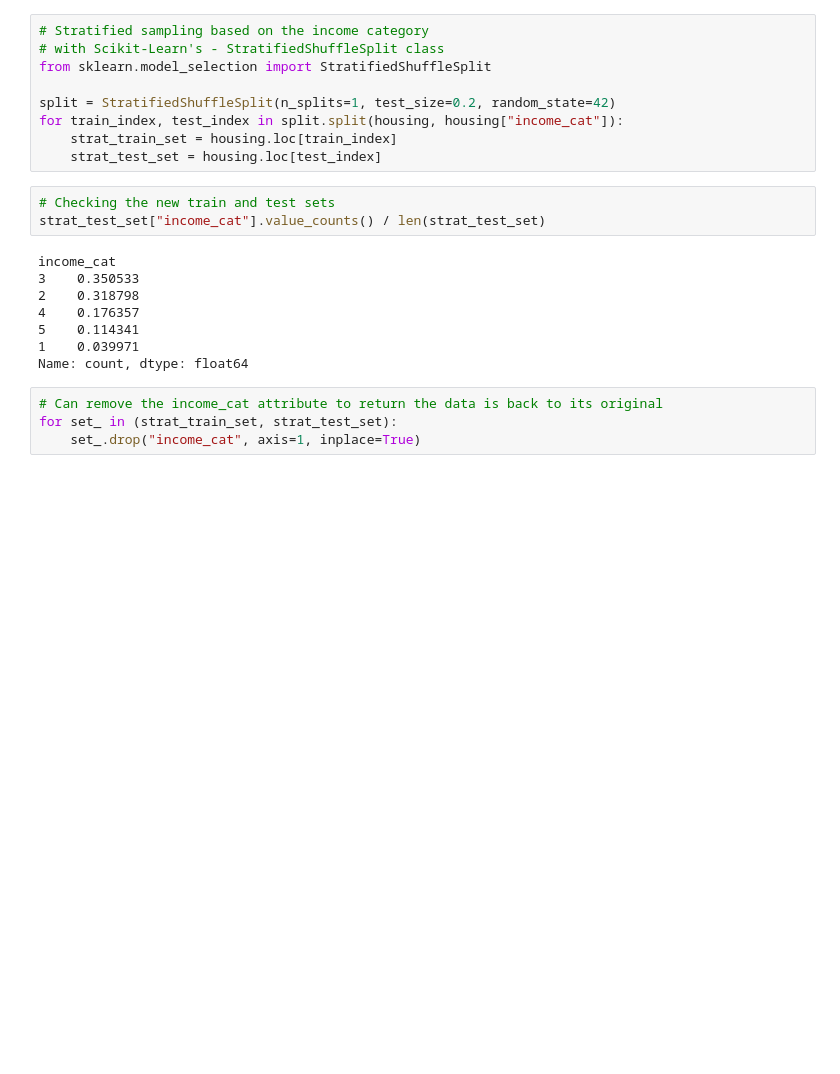
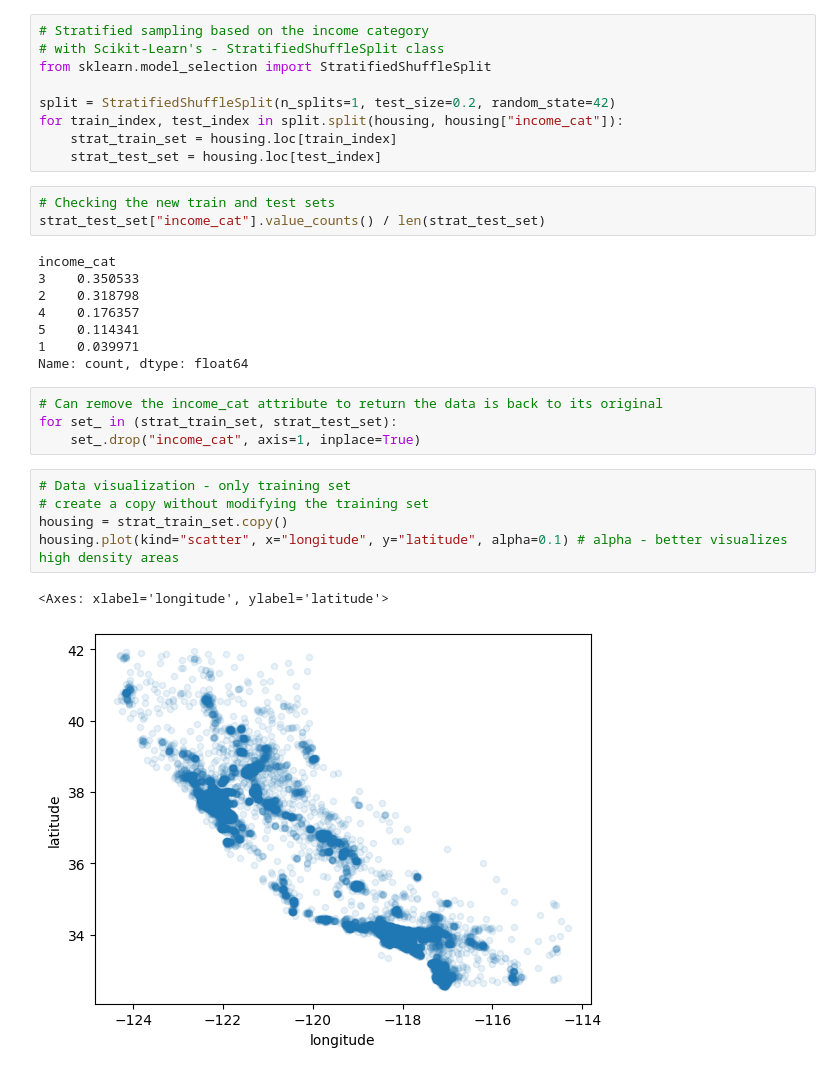
Before and after one commit to jonskerlj/ml_review, a Jupyter notebook: Housing.ipynb, the cells around one changed output. Saved outputs shown, nothing was run; the diff lists cells and outputs as text; blank space fills up the shorter version.

```diff
--- a/Housing.ipynb
+++ b/Housing.ipynb
@@ -165,3 +165,11 @@ Name: count, dtype: float64
 # Can remove the income_cat attribute to return the data is back to its original
 for set_ in (strat_train_set, strat_test_set):
     set_.drop("income_cat", axis=1, inplace=True)
+# %%
+# Data visualization - only training set
+# create a copy without modifying the training set
+housing = strat_train_set.copy()
+housing.plot(kind="scatter", x="longitude", y="latitude", alpha=0.1) # alpha - better visualizes high density areas
+# %% [output]
+<Axes: xlabel='longitude', ylabel='latitude'>
+[figure, added]
```
Also changed, not shown: parts of 24 cells of this notebook.
